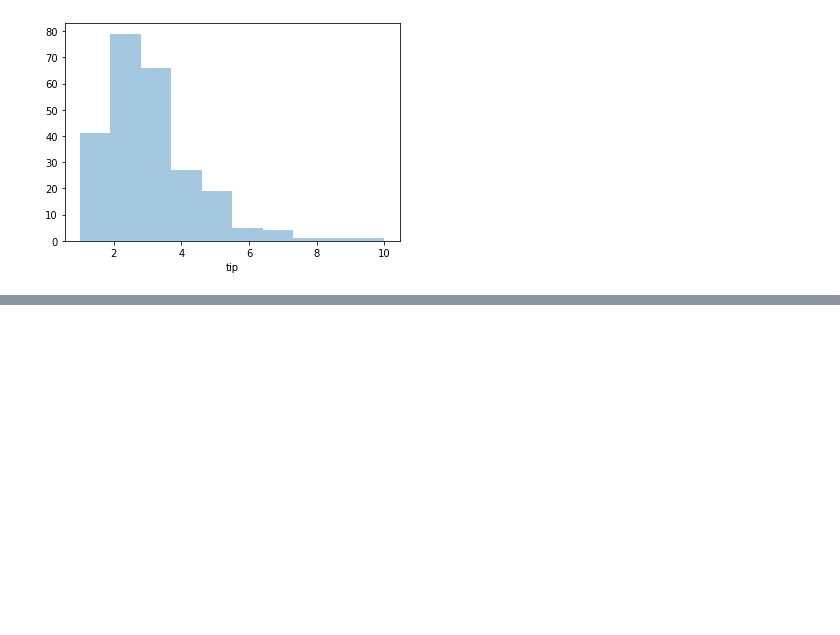
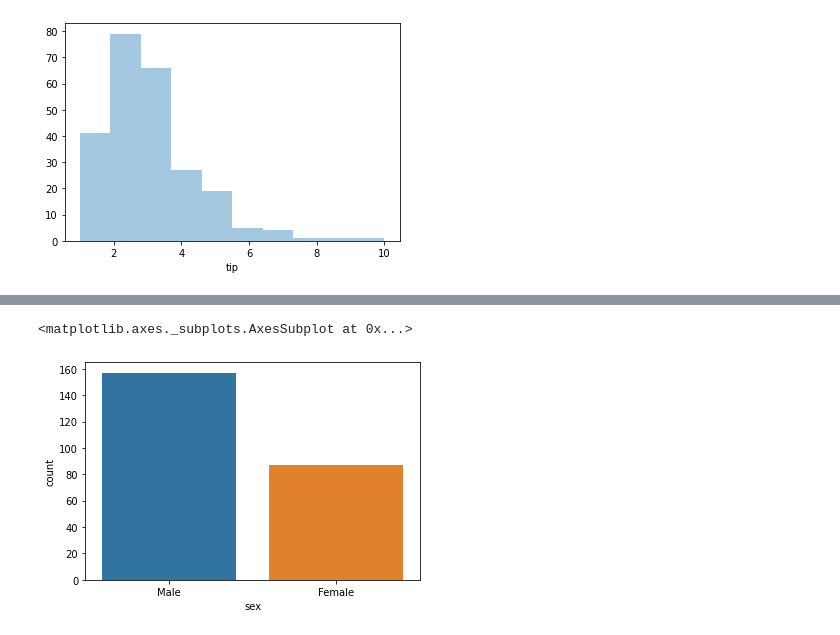
Before and after one commit to Priyansh4615/Projects-of-DA-and-ML, a Jupyter notebook: Seaborn.ipynb, the cells around one changed output, grey strips where cells are left out. Saved outputs shown, nothing was run; the diff lists cells and outputs as text; code cells hidden in the pictures; blank space fills up the shorter version.

```diff
--- a/Seaborn.ipynb
+++ b/Seaborn.ipynb
@@ -95,0 +114,5 @@ sns.distplot(df['tip'], kde= False, bins=10)
+# %%
+sns.countplot('sex', data =df)
+# %% [output]
+<matplotlib.axes._subplots.AxesSubplot at 0x...>
+[figure, added]
```
Also changed, not shown: parts of 12 cells of this notebook.
